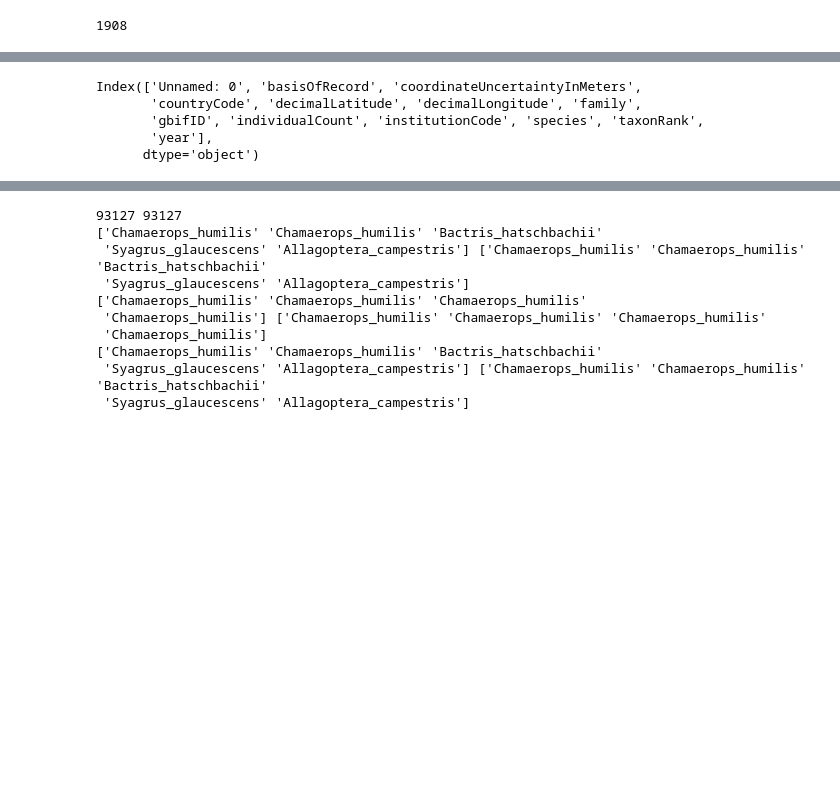
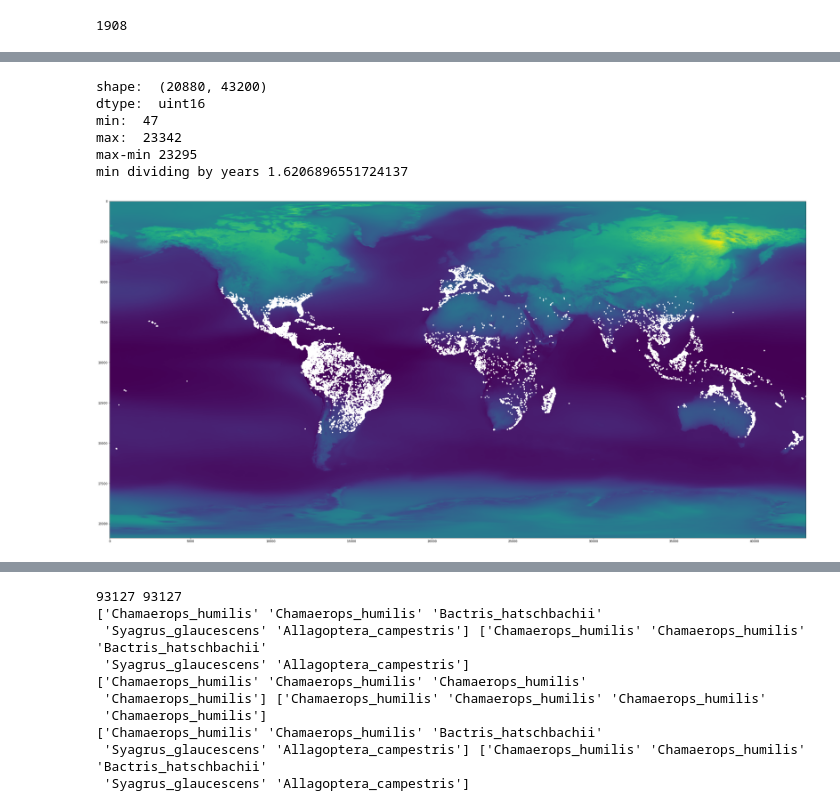
Before and after one commit to mftorres/palm_leaf, a Jupyter notebook: notebooks/01_GBIF_variables_data_prep.ipynb, the cells around one changed output, grey strips where cells are left out. Saved outputs shown, nothing was run; the diff lists cells and outputs as text; code cells hidden in the pictures; blank space fills up the shorter version.

Commit message:
use CHELSA instead of WorldClim and update tif raster code

```diff
--- a/notebooks/01_GBIF_variables_data_prep.ipynb
+++ b/notebooks/01_GBIF_variables_data_prep.ipynb
@@ -482,22 +542,38 @@ print(len(gbif_onlynative['species'].unique())) # old 1785 new we have 1908
 # %%
-# fig,ax=plt.subplots(figsize=(43200*0.001,20880*0.001))
-# ax.imshow(img_arr)#,origin='upper')
-# # ax.set_ylim(20880,0)
+# example map with Bio4
 
-# raster_xll=43200 # long size 20880, 43200
-# raster_yll=20880 # lat size
-# raster_ycs=0.0083333333 # cell size, resolution declared by CHELSA technical specification
-# raster_xcs=0.0083333333 # cell size, resolution declared by CHELSA technical specification
+img=Image.open('../data_files/CHELSA_bio4_1981-2010_V.2.1.tif')
+# # img.show()
+img_arr = np.array(img)
 
-# cell=[]
-# for xc,yc in zip(datatemp['decimalLongitude'],datatemp['decimalLatitude']):
-#     longs=(xc+180)/raster_xcs
-#     lats=20880-((yc+90)/raster_ycs)
+print('shape: ',img_arr.shape)
+print('dtype: ',img_arr.dtype)
+print('min: ',(np.amin(img_arr)))
+print('max: ',(np.amax(img_arr)))
+print('max-min',(np.amax(img_arr))-(np.amin(img_arr)))
+print('min dividing by years',(np.amin(img_arr))/(2010-1981))
 
-#     ax.scatter(longs,lats)
-# #     print(int(longs),int(lats))
-# #     print(longs,lats)
-# #     print(img_arr[int(lats)][int(longs)])
-# #     time.sleep(0.5)
+fig,ax=plt.subplots(figsize=(43200*0.001,20880*0.001))
+ax.imshow(img_arr)
+ax.set_ylim(20880,0)
 
-# plt.show()
+raster_xll=43200 # long size 20880, 43200
+raster_yll=20880 # lat size
+raster_ycs=0.0083333333 # cell size, resolution declared by CHELSA technical specification
+raster_xcs=0.0083333333 # cell size, resolution declared by CHELSA technical specification
+
+tifLongs=[]
+tifLats=[]
+for xc,yc in zip(gbif_chelsa['decimalLongitude'],gbif_chelsa['decimalLatitude']):
+    tifLongs.append((xc+180)/raster_xcs)
+    tifLats.append(20880-((yc+90)/raster_ycs))
+ax.scatter(tifLongs,tifLats,color='w',s=10)
+plt.show()
+# %% [output]
+shape:  (20880, 43200)
+dtype:  uint16
+min:  47
+max:  23342
+max-min 23295
+min dividing by years 1.6206896551724137
+[figure, added]
@@ -510,8 +579,0 @@ print(len(gbif_onlynative['species'].unique())) # old 1785 new we have 1908
-# %%
-gbif_onlynative.columns
-# %% [output]
-Index(['Unnamed: 0', 'basisOfRecord', 'coordinateUncertaintyInMeters',
-       'countryCode', 'decimalLatitude', 'decimalLongitude', 'family',
-       'gbifID', 'individualCount', 'institutionCode', 'species', 'taxonRank',
-       'year'],
-      dtype='object')
```
Also changed, not shown: parts of 13 cells of this notebook.
